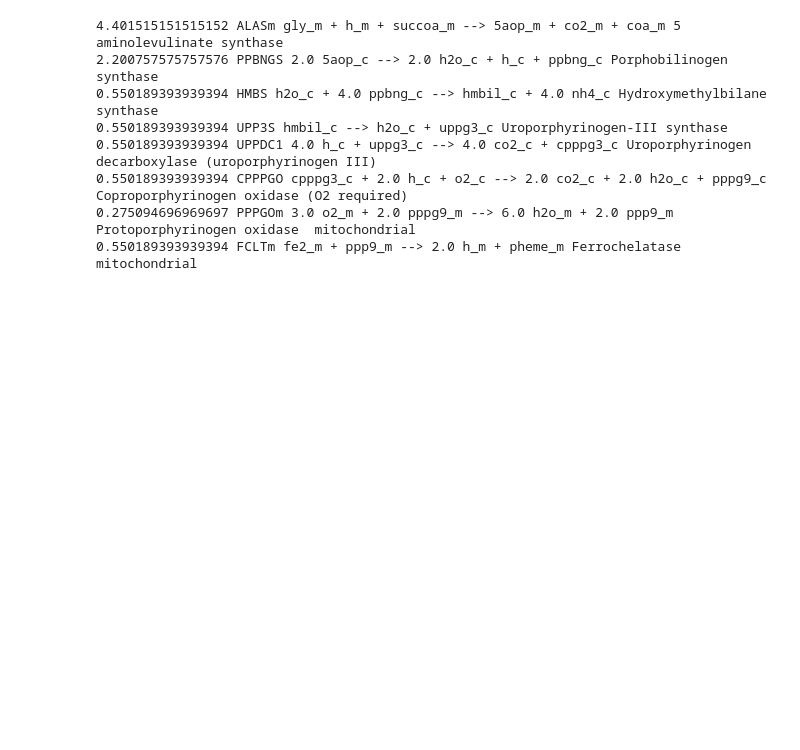
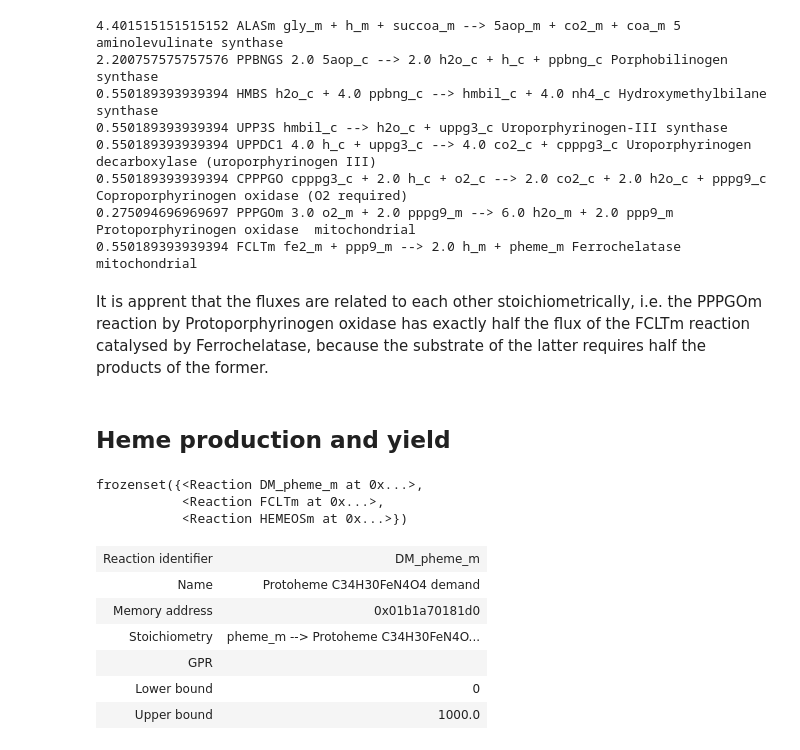
Before and after one commit to 27410/group-assignment-2021-group_10_rhb_cerevisiae, a Jupyter notebook: Analysis/heme_pathway.ipynb, the cells around one changed output. Saved outputs shown, nothing was run; the diff lists cells and outputs as text; code cells hidden in the pictures; blank space fills up the shorter version.

```diff
--- a/Analysis/heme_pathway.ipynb
+++ b/Analysis/heme_pathway.ipynb
@@ -67,3 +108,23 @@ for i in range (0,len(heme_pathway)):
 0.550189393939394 CPPPGO cpppg3_c + 2.0 h_c + o2_c --> 2.0 co2_c + 2.0 h2o_c + pppg9_c Coproporphyrinogen oxidase (O2 required)
 0.275094696969697 PPPGOm 3.0 o2_m + 2.0 pppg9_m --> 6.0 h2o_m + 2.0 ppp9_m Protoporphyrinogen oxidase  mitochondrial
 0.550189393939394 FCLTm fe2_m + ppp9_m --> 2.0 h_m + pheme_m Ferrochelatase  mitochondrial
+# %% [markdown]
+It is apprent that the fluxes are related to each other stoichiometrically, i.e. the PPPGOm reaction by Protoporphyrinogen oxidase has exactly half the flux of the FCLTm reaction catalysed by Ferrochelatase, because the substrate of the latter requires half the products of the former.
+# %% [markdown]
+## Heme production and yield
+# %%
+model.metabolites.pheme_m.reactions
+# %% [output]
+frozenset({<Reaction DM_pheme_m at 0x...>,
+           <Reaction FCLTm at 0x...>,
+           <Reaction HEMEOSm at 0x...>})
+# %%
+model.reactions.DM_pheme_m
+# %% [output]
+| Reaction identifier | DM_pheme_m |
+| Name | Protoheme C34H30FeN4O4 demand |
+| Memory address | 0x01b1a70181d0 |
+| Stoichiometry | pheme_m --> Protoheme C34H30FeN4O... |
+| GPR |  |
+| Lower bound | 0 |
+| Upper bound | 1000.0 |
```
Also changed, not shown: parts of 34 cells of this notebook, 3 other files.
